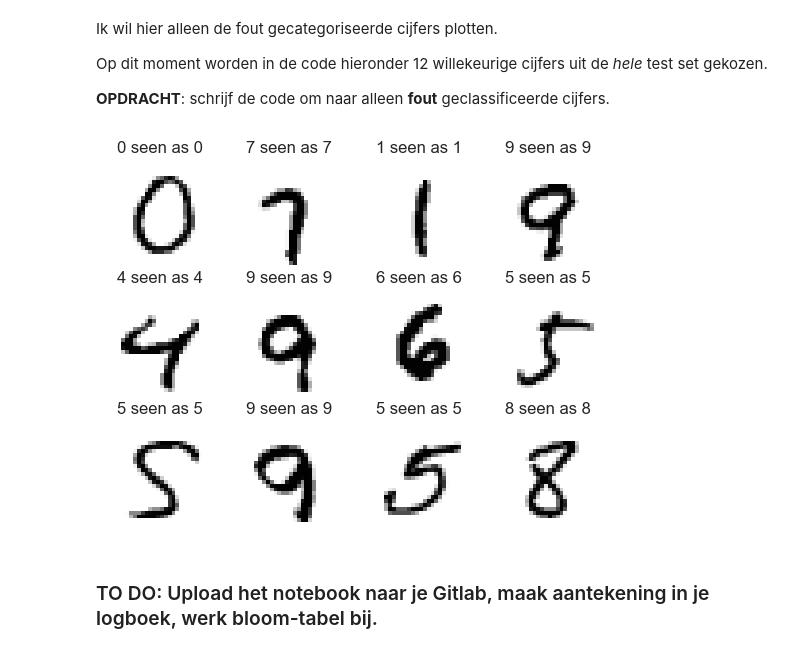
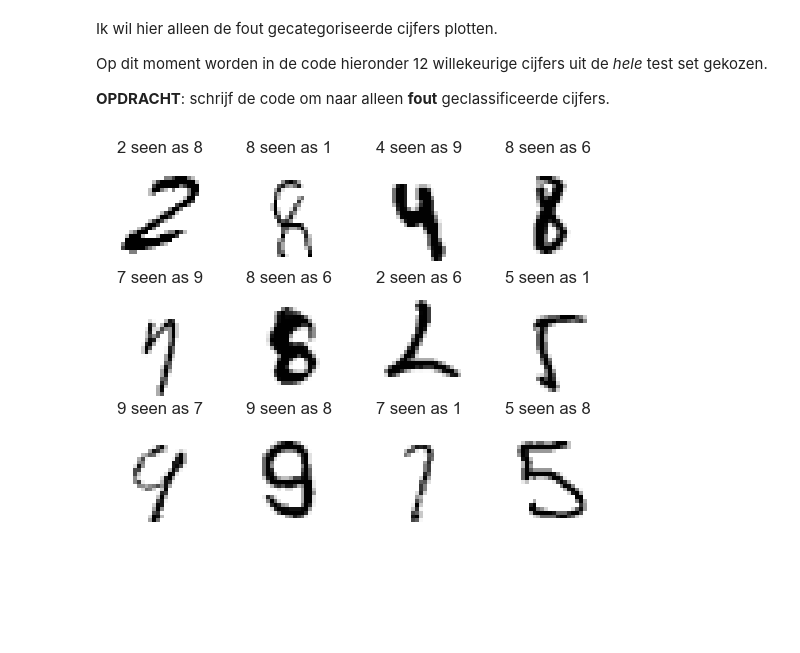
Before and after one commit to JoeyPoel/Minor-Artifical-Intelligence, a Jupyter notebook: bootcamp/Dag_8/2024_02_16_MNIST_kNN_opdracht.ipynb, the cells around one changed output. Drawn from its saved outputs; the diff is of its cells as text; code cells hidden in the pictures; blank space fills up the shorter version.

```diff
--- a/bootcamp/Dag_8/2024_02_16_MNIST_kNN_opdracht.ipynb
+++ b/bootcamp/Dag_8/2024_02_16_MNIST_kNN_opdracht.ipynb
@@ -178,13 +181,11 @@ Op dit moment worden in de code hieronder 12 willekeurige cijfers uit de *hele*
 # %%
 for sub in range(1,13):
         plt.subplot(3,4, sub)
-        i = np.random.randint(1000)
+        i = np.random.choice(np.where(mistakes)[0])  # Choose from indices where mistakes were made
         plt.axis("off")
         plt.imshow(255 - X_test_images[i,:,:], cmap='gray')
         predicted_number = y_predicted_labels[i]
         actual_number = y_test_labels[i]
         plt.title('{0} seen as {1}'.format(actual_number, predicted_number))
 # %% [output]
-[figure, old version]
+[figure, new version]
-# %% [markdown]
-### TO DO: Upload het notebook naar je Gitlab, maak aantekening in je logboek, werk bloom-tabel bij.
```
Also changed, not shown: parts of 4 cells of this notebook, 4 other files.
